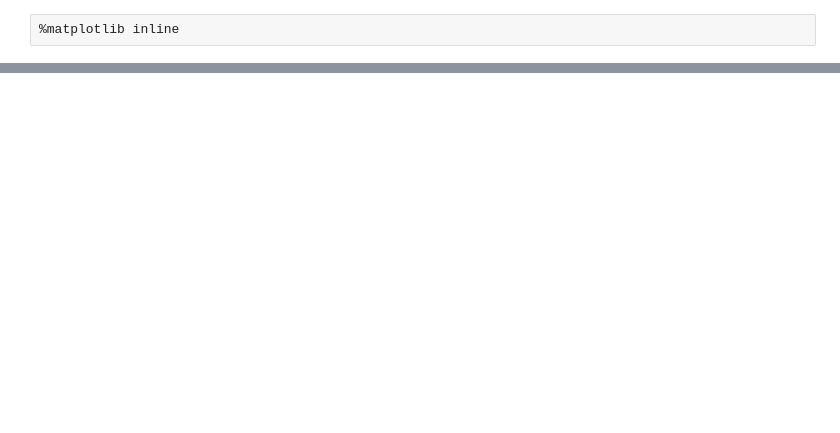
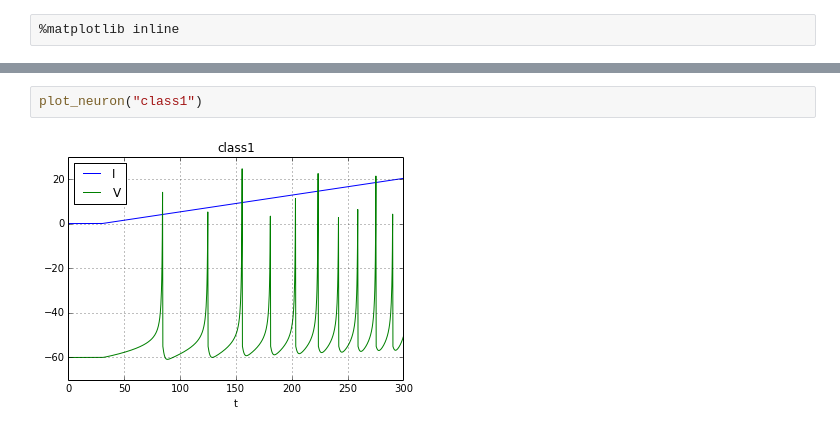
Before and after one commit to fomorians/neural-rs, a Jupyter notebook: Neural.ipynb, the cells around one changed output, grey strips where cells are left out. Saved outputs shown, nothing was run; the diff lists cells and outputs as text; blank space fills up the shorter version.

```diff
--- a/Neural.ipynb
+++ b/Neural.ipynb
@@ -27,0 +20,4 @@ py.iplot_mpl(fig)
+# %%
+plot_neuron("class1")
+# %% [output]
+[figure, added]
```
Also changed, not shown: parts of 25 cells of this notebook, 28 other files.
